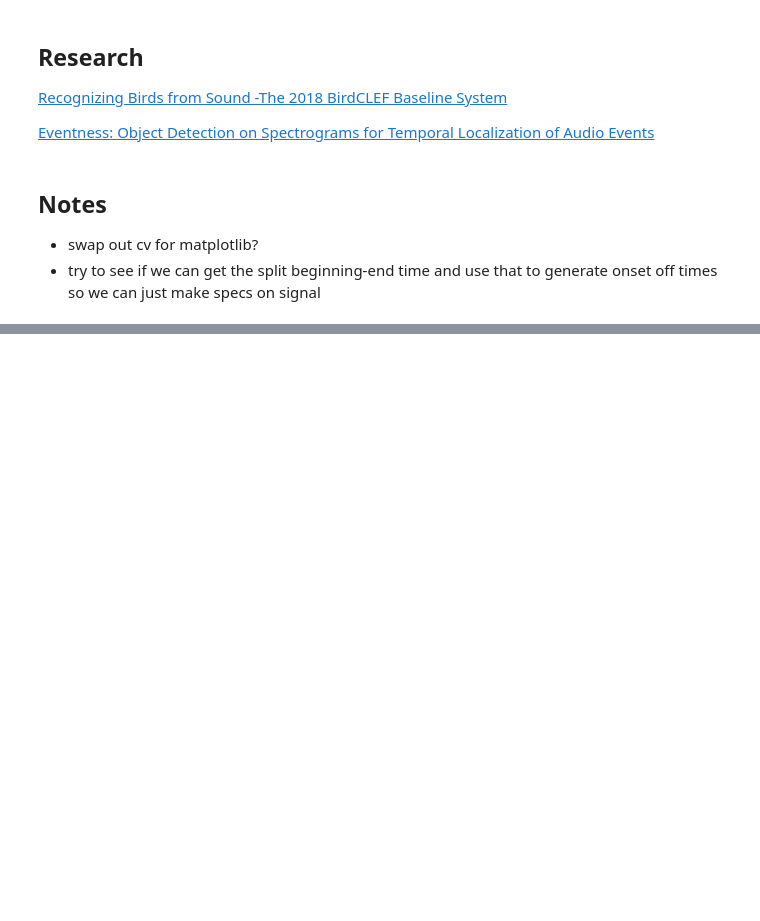
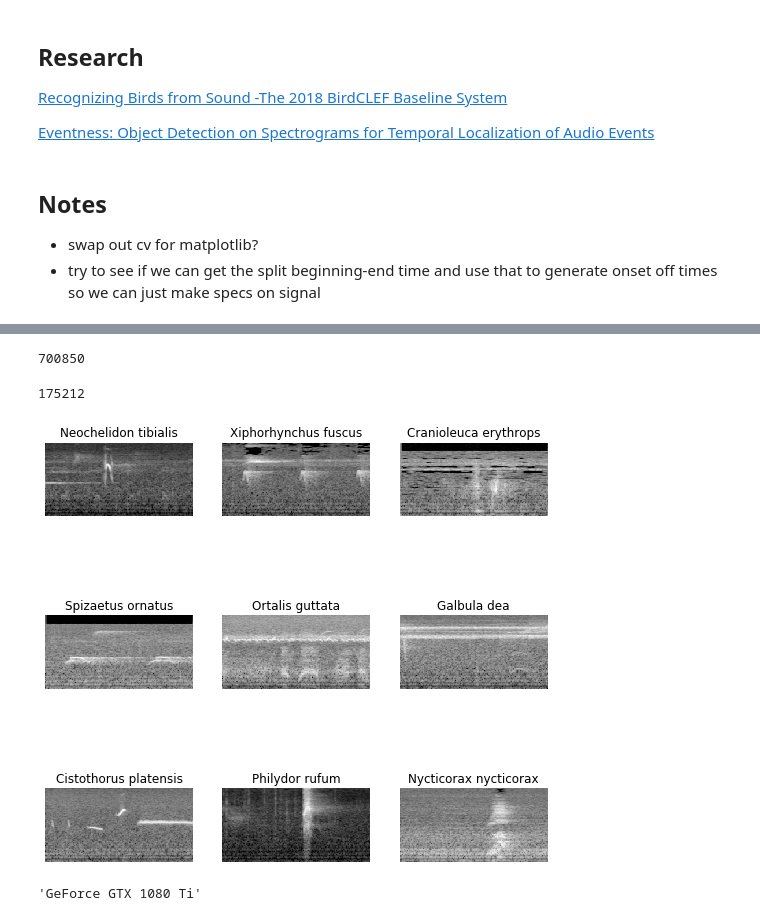
Before and after one commit to aquietlife/fastai2_audio, a Jupyter notebook: nbs/bird_classifier.ipynb, the cells around one changed output, grey strips where cells are left out. Drawn from its saved outputs; the diff is of its cells as text; code cells hidden in the pictures; blank space fills up the shorter version.

Commit message:
training bird classifier

```diff
--- a/nbs/bird_classifier.ipynb
+++ b/nbs/bird_classifier.ipynb
@@ -567,0 +570,5 @@ Adelomyia melanogenys
+# %%
+from pathlib import Path
+
+# Some constants used in this part of the notebook
+SPECTROGRAM_PATH = '../../spec/'
@@ -567,0 +579,24 @@ Adelomyia melanogenys
+# %%
+spectrograms = DataBlock(blocks=(ImageBlock, CategoryBlock),
+                        get_items=get_image_files,
+                         splitter=RandomSplitter(),
+                         get_y=parent_label
+                        )
+# %%
+dbunch = spectrograms.databunch(Path(SPECTROGRAM_PATH),
+                      items_tfms=RandomResizedCropGPU(460, min_scale=0.75),
+                      bs=32
+
+                     )
+# %%
+len(dbunch.train_ds.items)
+# %% [output]
+700850
+# %%
+len(dbunch.valid_ds.items)
+# %% [output]
+175212
+# %%
+dbunch.show_batch(max_n=9)
+# %% [output]
+[figure, added]
@@ -567,0 +609,4 @@ Adelomyia melanogenys
+# %%
+torch.cuda.get_device_name(0)
+# %% [output]
+'GeForce GTX 1080 Ti'
```
Also changed, not shown: parts of 14 cells of this notebook.
